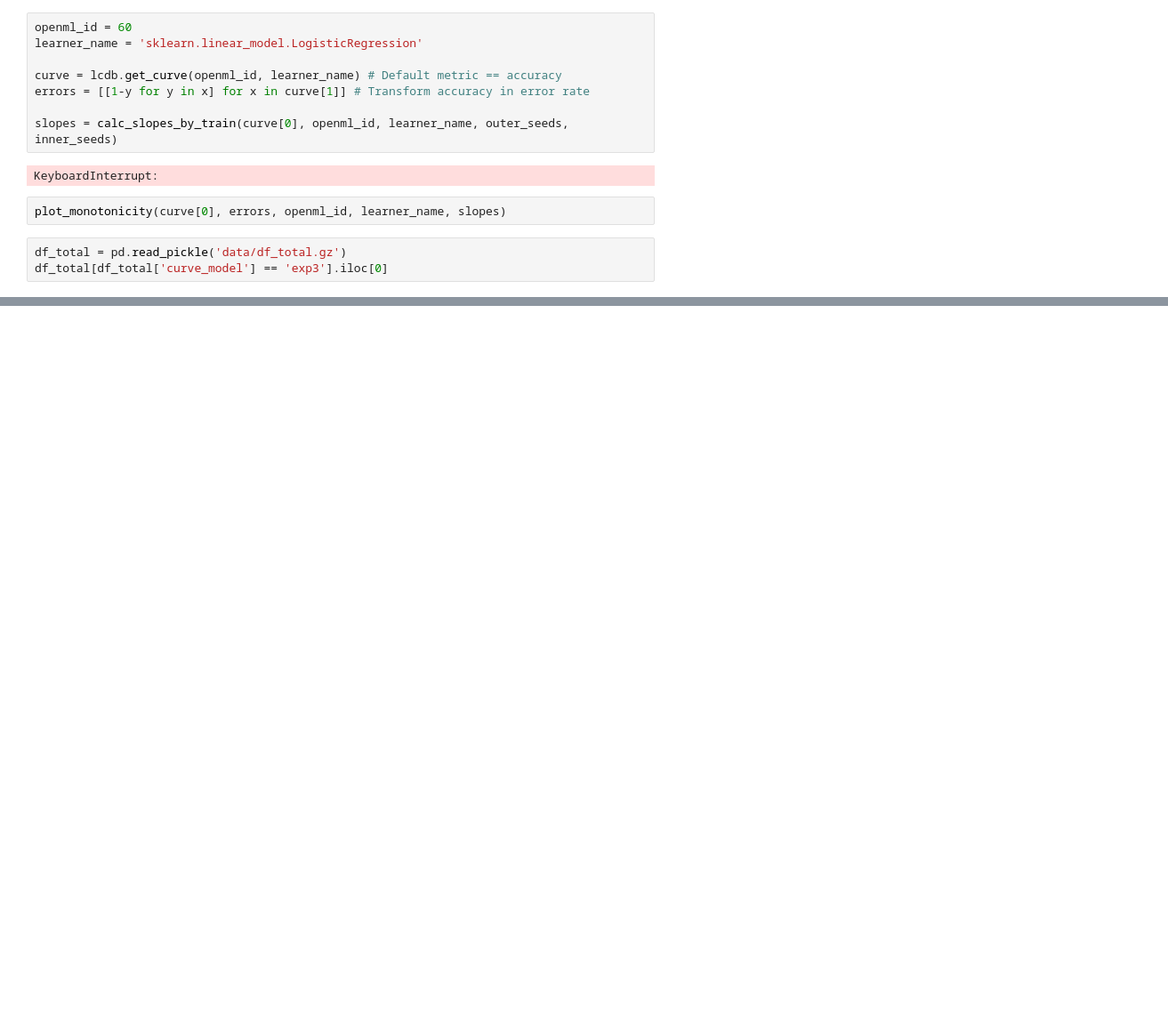
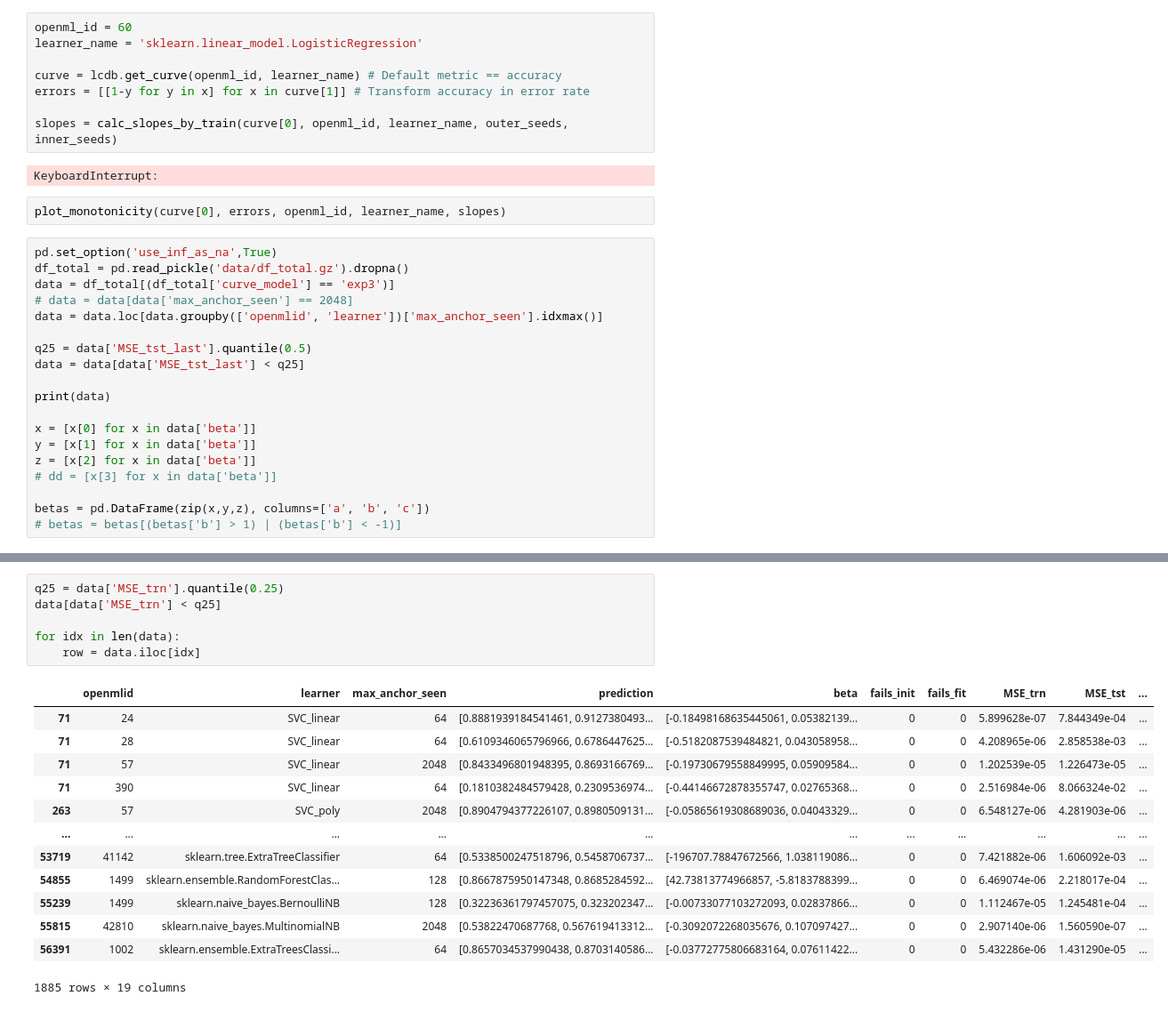
Before and after one commit to CodrinSocol/cse3000-research-project, a Jupyter notebook: Experiments.ipynb, the cells around one changed output, grey strips where cells are left out. Shown: that part at 89% size. Drawn from its saved outputs; the diff is of its cells as text; blank space fills up the shorter version.

```diff
--- a/Experiments.ipynb
+++ b/Experiments.ipynb
@@ -152,6 +152,22 @@ KeyboardInterrupt:
 # %%
 plot_monotonicity(curve[0], errors, openml_id, learner_name, slopes)
 # %%
-df_total = pd.read_pickle('data/df_total.gz')
-df_total[df_total['curve_model'] == 'exp3'].iloc[0]
+pd.set_option('use_inf_as_na',True)
+df_total = pd.read_pickle('data/df_total.gz').dropna()
+data = df_total[(df_total['curve_model'] == 'exp3')]
+# data = data[data['max_anchor_seen'] == 2048]
+data = data.loc[data.groupby(['openmlid', 'learner'])['max_anchor_seen'].idxmax()]
+
+q25 = data['MSE_tst_last'].quantile(0.5)
+data = data[data['MSE_tst_last'] < q25]
+
+print(data)
+
+x = [x[0] for x in data['beta']]
+y = [x[1] for x in data['beta']]
+z = [x[2] for x in data['beta']]
+# dd = [x[3] for x in data['beta']]
+
+betas = pd.DataFrame(zip(x,y,z), columns=['a', 'b', 'c'])
+# betas = betas[(betas['b'] > 1) | (betas['b'] < -1)]
 # %% [output]
@@ -286,0 +316,20 @@ Out of 2404 Learning curves:
+# %%
+q25 = data['MSE_trn'].quantile(0.25)
+data[data['MSE_trn'] < q25]
+
+for idx in len(data):
+    row = data.iloc[idx]
+# %% [output]
+|  | openmlid | learner | max_anchor_seen | prediction | beta | fails_init | fails_fit | MSE_trn | MSE_tst | ... |
+| 71 | 24 | SVC_linear | 64 | [0.8881939184541461, 0.9127380493... | [-0.18498168635445061, 0.05382139... | 0 | 0 | 5.899628e-07 | 7.844349e-04 | ... |
+| 71 | 28 | SVC_linear | 64 | [0.6109346065796966, 0.6786447625... | [-0.5182087539484821, 0.043058958... | 0 | 0 | 4.208965e-06 | 2.858538e-03 | ... |
+| 71 | 57 | SVC_linear | 2048 | [0.8433496801948395, 0.8693166769... | [-0.19730679558849995, 0.05909584... | 0 | 0 | 1.202539e-05 | 1.226473e-05 | ... |
+| 71 | 390 | SVC_linear | 64 | [0.1810382484579428, 0.2309536974... | [-0.44146672878355747, 0.02765368... | 0 | 0 | 2.516984e-06 | 8.066324e-02 | ... |
+| 263 | 57 | SVC_poly | 2048 | [0.8904794377226107, 0.8980509131... | [-0.05865619308689036, 0.04043329... | 0 | 0 | 6.548127e-06 | 4.281903e-06 | ... |
+| ... | ... | ... | ... | ... | ... | ... | ... | ... | ... | ... |
+| 53719 | 41142 | sklearn.tree.ExtraTreeClassifier | 64 | [0.5338500247518796, 0.5458706737... | [-196707.78847672566, 1.038119086... | 0 | 0 | 7.421882e-06 | 1.606092e-03 | ... |
+| 54855 | 1499 | sklearn.ensemble.RandomForestClas... | 128 | [0.8667875950147348, 0.8685284592... | [42.73813774966857, -5.8183788399... | 0 | 0 | 6.469074e-06 | 2.218017e-04 | ... |
+| 55239 | 1499 | sklearn.naive_bayes.BernoulliNB | 128 | [0.32236361797457075, 0.323202347... | [-0.00733077103272093, 0.02837866... | 0 | 0 | 1.112467e-05 | 1.245481e-04 | ... |
+| 55815 | 42810 | sklearn.naive_bayes.MultinomialNB | 2048 | [0.53822470687768, 0.567619413312... | [-0.3092072268035676, 0.107097427... | 0 | 0 | 2.907140e-06 | 1.560590e-07 | ... |
+| 56391 | 1002 | sklearn.ensemble.ExtraTreesClassi... | 64 | [0.8657034537990438, 0.8703140586... | [-0.03772775806683164, 0.07611422... | 0 | 0 | 5.432286e-06 | 1.431290e-05 | ... |
+1885 rows × 19 columns
```
Also changed, not shown: parts of 5 cells of this notebook.
